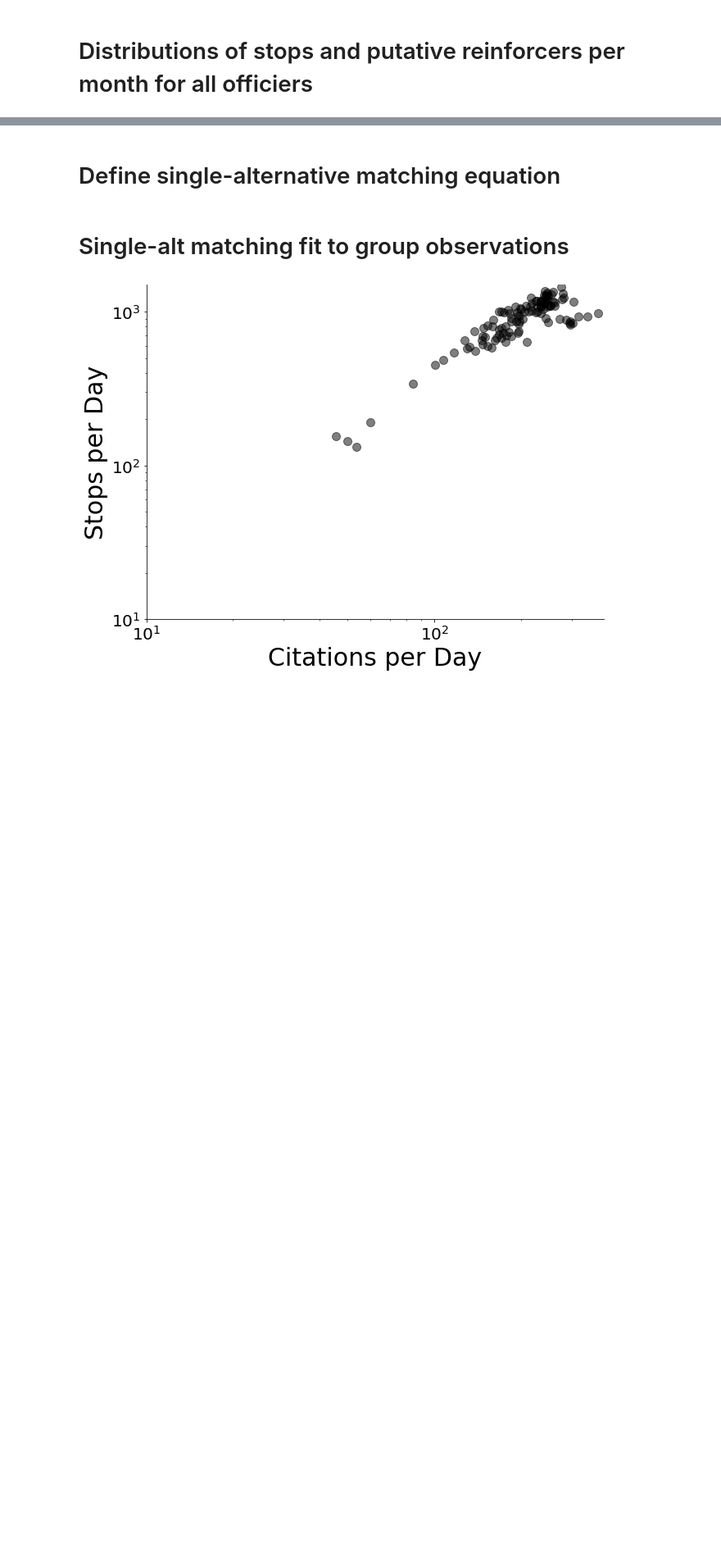
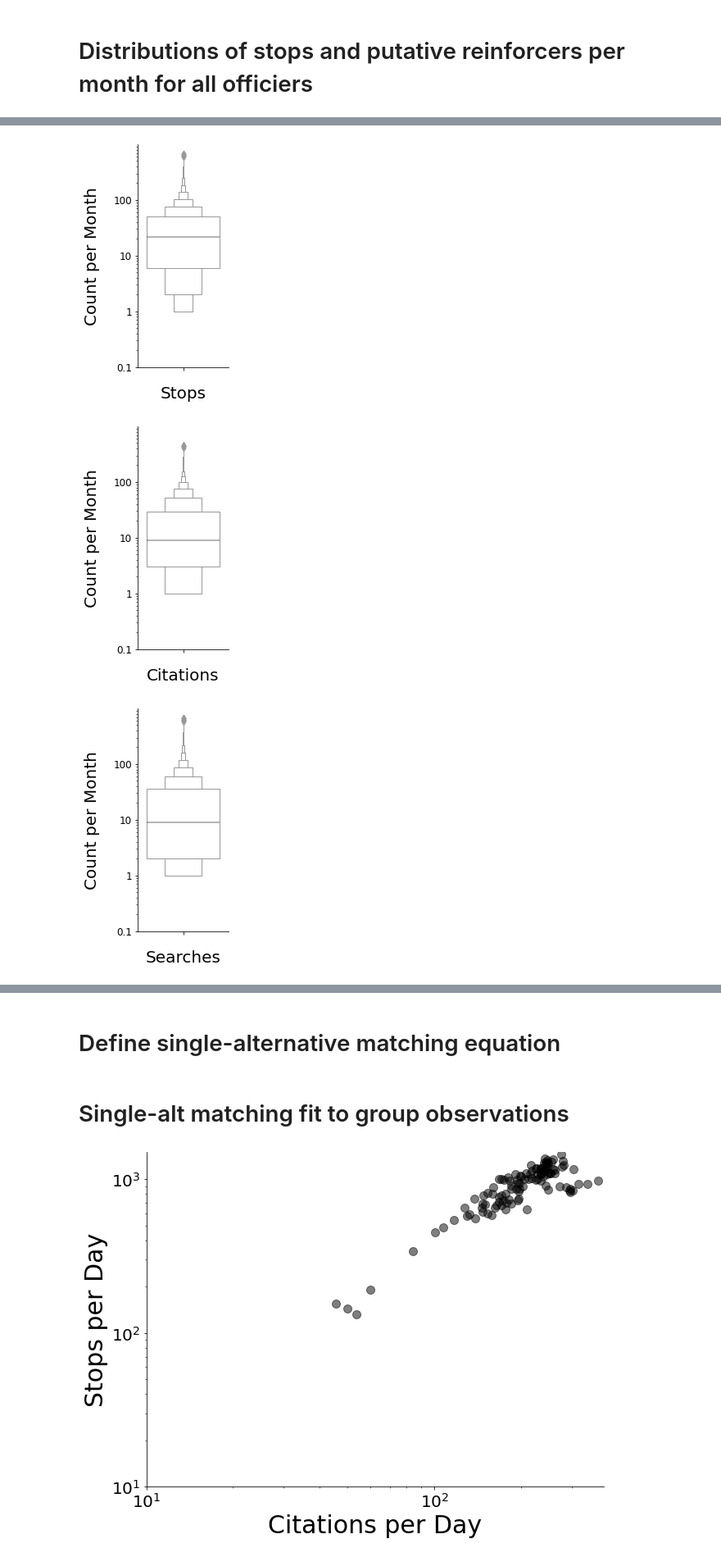
Before and after one commit to david-j-cox/Man-vs-Machine, a Jupyter notebook: Nashville_EDA_GME_Fits.ipynb, the cells around one changed output, grey strips where cells are left out. Shown at 82% size. Drawn from its saved outputs; the diff is of its cells as text; code cells hidden in the pictures; blank space fills up the shorter version.

```diff
--- a/Nashville_EDA_GME_Fits.ipynb
+++ b/Nashville_EDA_GME_Fits.ipynb
@@ -577,3 +577,17 @@ proportion_data.head()
 proportion_data.to_csv("All_Proportions.csv")
 # %% [markdown]
 # Distributions of stops and putative reinforcers per month for all officiers
+# %%
+offcr_stops = nash_data.groupby(['year', 'month', 'officer_id_hash']).size()
+offcr_cites = nash_data.groupby(['year', 'month', 'officer_id_hash', 'citation_issued']).size()
+offcr_search = nash_data.groupby(['year', 'month', 'officer_id_hash', 'search_conducted']).size()
+offcr_frisk = nash_data.groupby(['year', 'month', 'officer_id_hash', 'frisk_performed']).size()
+offcr_contra = nash_data.groupby(['year', 'month', 'officer_id_hash', 'contraband_found']).size()
+offcr_arrest = nash_data.groupby(['year', 'month', 'officer_id_hash', 'arrest_made']).size()
+
+grouped_data = [offcr_stops, offcr_cites, offcr_search, offcr_frisk, offcr_contra, offcr_arrest]
+
+from scipy.stats import skew
+
+for i in grouped_data:
+  print(skew(i), i.describe(), "\n")
@@ -579,0 +612,26 @@ proportion_data.to_csv("All_Proportions.csv")
+# %%
+def boxen(df, x_label):
+  f, ax = plt.subplots(figsize=(2, 5))
+  sns.boxenplot(y=df, color='white')
+  plt.xlabel(x_label, fontsize=20, labelpad=(16))
+  plt.ylabel('Count per Month', fontsize=20, labelpad=(16))
+  plt.ylim(.1, 1000)
+  plt.yscale("log")
+  plt.yticks(ticks=[.1, 1, 10, 100], labels=['0.1', '1', '10', '100'], fontsize=12)
+  # plt.yticks(fontsize=12)
+  right_side = ax.spines["right"]
+  right_side.set_visible(False)
+  top = ax.spines["top"]
+  top.set_visible(False)
+  plt.show()
+
+boxen(offcr_stops, 'Stops')
+boxen(offcr_cites, 'Citations')
+boxen(offcr_search, 'Searches')
+boxen(offcr_frisk, 'Frisks')
+boxen(offcr_contra, 'Contraband')
+boxen(offcr_arrest, 'Arrests')
+# %% [output]
+[figure, added]
+[figure, added]
+[figure, added]
```
Also changed, not shown: parts of 8 cells of this notebook.
